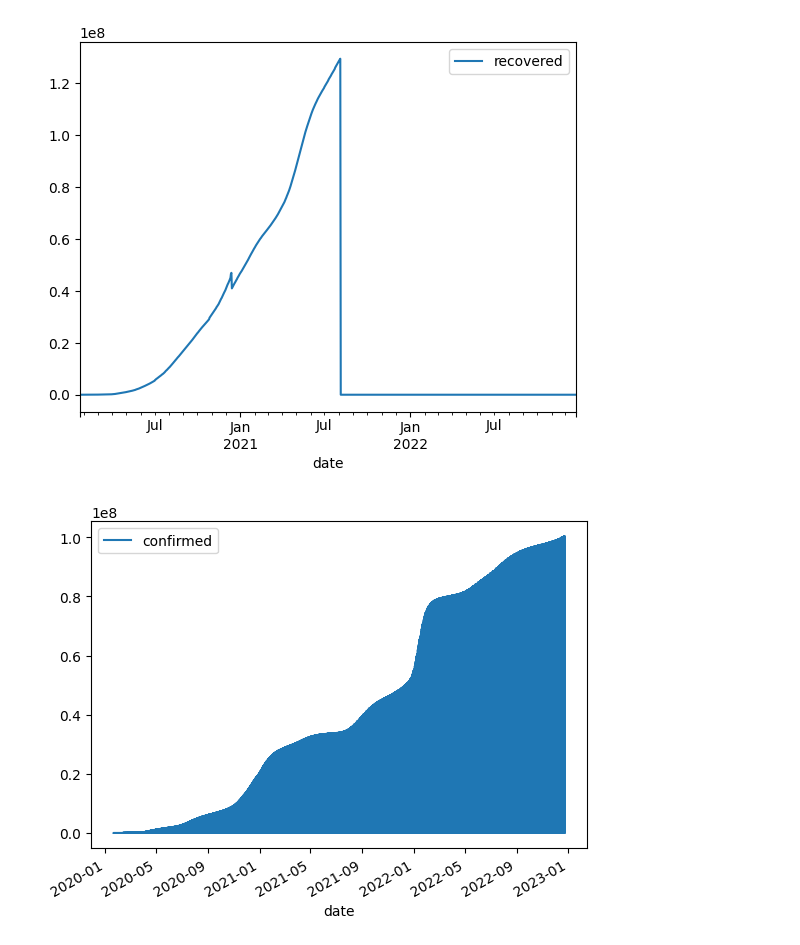
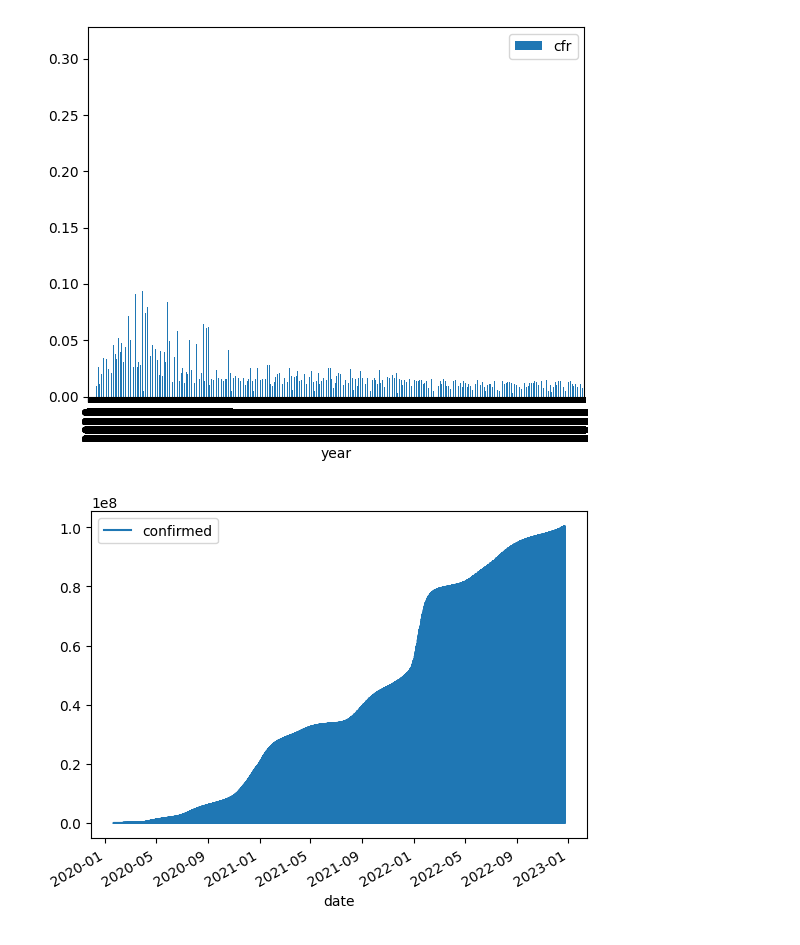
Before and after one commit to Ivan2911/COVID-19-VIZ, a Jupyter notebook: data_process.ipynb, the cells around one changed output. Saved outputs shown, nothing was run; the diff lists cells and outputs as text; code cells hidden in the pictures.

```diff
--- a/data_process.ipynb
+++ b/data_process.ipynb
@@ -171,0 +157,3 @@ global_sum_by_date_df = df.groupby(["date"])[["confirmed","death","recovered","a
+# %%
+us_date_df = pd.concat([us2020_date, us2021_date, us2022_date])
+us_state_df = pd.concat([us2020_state, us2021_state, us2022_state])
@@ -171,0 +179,7 @@ global_sum_by_date_df = df.groupby(["date"])[["confirmed","death","recovered","a
+# %%
+#add year column
+us_state_df['year'] = us_state_df['date'].dt.year
+us_date_df['year'] = us_date_df['date'].dt.year
+# %%
+df_merged = pd.merge(us_state_df, pop_df, left_on=['year', 'state'], right_on=['year', 'NAME'], how='left')
+df_merged.drop('NAME', axis=1, inplace=True)
@@ -171,0 +195,6 @@ global_sum_by_date_df = df.groupby(["date"])[["confirmed","death","recovered","a
+# %%
+#generate case fatality rate (CFR) columns
+df_merged["cfr"] = df_merged["deaths"]/df_merged["cases"]
+
+#generate Attack rate
+df_merged["attack rate"] = df_merged["cases"]/df_merged["population"]
@@ -172,16 +210,16 @@ global_sum_by_date_df = df.groupby(["date"])[["confirmed","death","recovered","a
 # %%
 import matplotlib.pyplot as plt
 
 # Select the 'Year' and 'Sales' columns
-dff = global_sum_by_date_df[['date', 'recovered']]
+dff = df_merged[['year', 'cfr']]
 
 # Plot the 'Year' and 'Sales' columns
-dff.plot(x='date', y='recovered')
+dff.plot(kind='bar', x='year', y='cfr')
 
 # Show the plot
 plt.show()
 # %% [output]
-[figure, old version]
+[figure, new version]
 # %%
 # Select the 'Year' and 'Sales' columns
 dff1 = df[['date', 'confirmed']]
```
Also changed, not shown: parts of 35 cells of this notebook, 2 other files.
